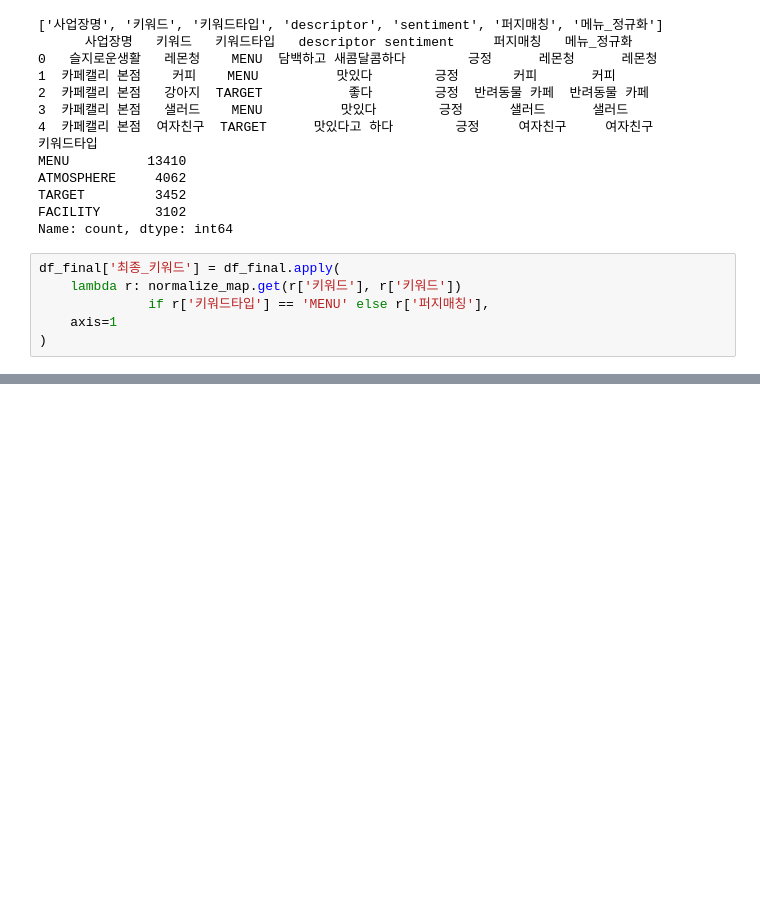
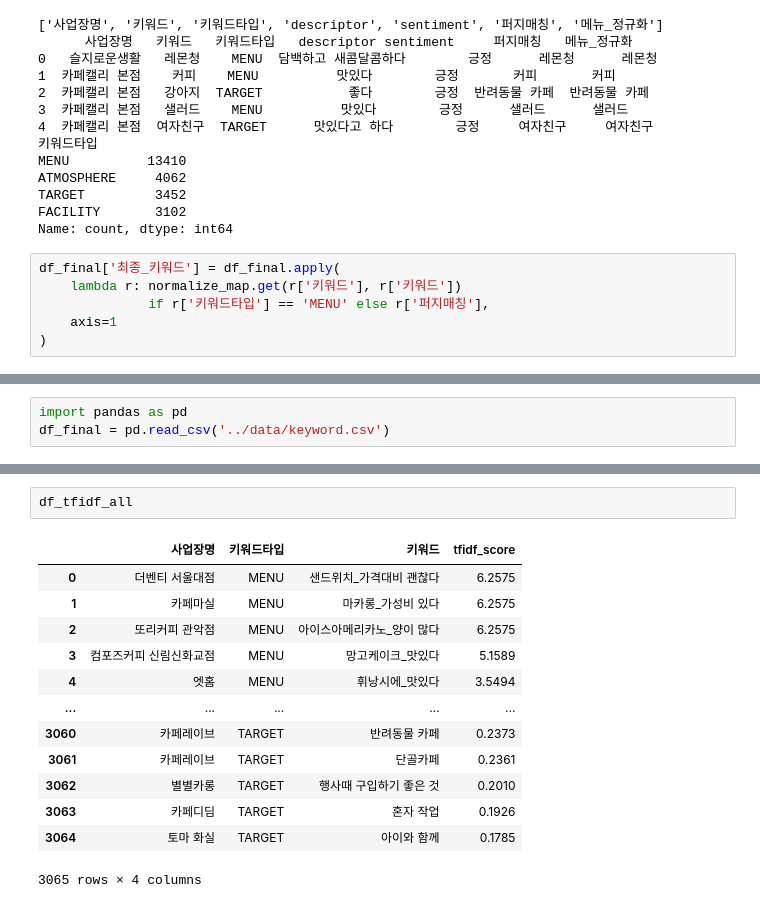
Before and after one commit to east-right/rule_cafe_recomendation, a Jupyter notebook: data_preprocessing/item_preprocessing.ipynb, the cells around one changed output, grey strips where cells are left out. Cells and saved outputs as stored; diff of their text form; blank space fills up the shorter version.

```diff
--- a/data_preprocessing/item_preprocessing.ipynb
+++ b/data_preprocessing/item_preprocessing.ipynb
@@ -1012,0 +994,3 @@ df_final.to_csv('../data/keyword.csv',index=False, encoding="utf-8-sig")
+# %%
+import pandas as pd
+df_final = pd.read_csv('../data/keyword.csv')
@@ -1012,0 +1159,16 @@ df_final.to_csv('../data/keyword.csv',index=False, encoding="utf-8-sig")
+# %%
+df_tfidf_all
+# %% [output]
+|  | 사업장명 | 키워드타입 | 키워드 | tfidf_score |
+| 0 | 더벤티 서울대점 | MENU | 샌드위치_가격대비 괜찮다 | 6.2575 |
+| 1 | 카페마실 | MENU | 마카롱_가성비 있다 | 6.2575 |
+| 2 | 또리커피 관악점 | MENU | 아이스아메리카노_양이 많다 | 6.2575 |
+| 3 | 컴포즈커피 신림신화교점 | MENU | 망고케이크_맛있다 | 5.1589 |
+| 4 | 엣홈 | MENU | 휘낭시에_맛있다 | 3.5494 |
+| ... | ... | ... | ... | ... |
+| 3060 | 카페레이브 | TARGET | 반려동물 카페 | 0.2373 |
+| 3061 | 카페레이브 | TARGET | 단골카페 | 0.2361 |
+| 3062 | 별별카롱 | TARGET | 행사때 구입하기 좋은 것 | 0.2010 |
+| 3063 | 카페디딤 | TARGET | 혼자 작업 | 0.1926 |
+| 3064 | 토마 화실 | TARGET | 아이와 함께 | 0.1785 |
+3065 rows × 4 columns
```
Also changed, not shown: parts of 8 cells of this notebook, 2 other files.
